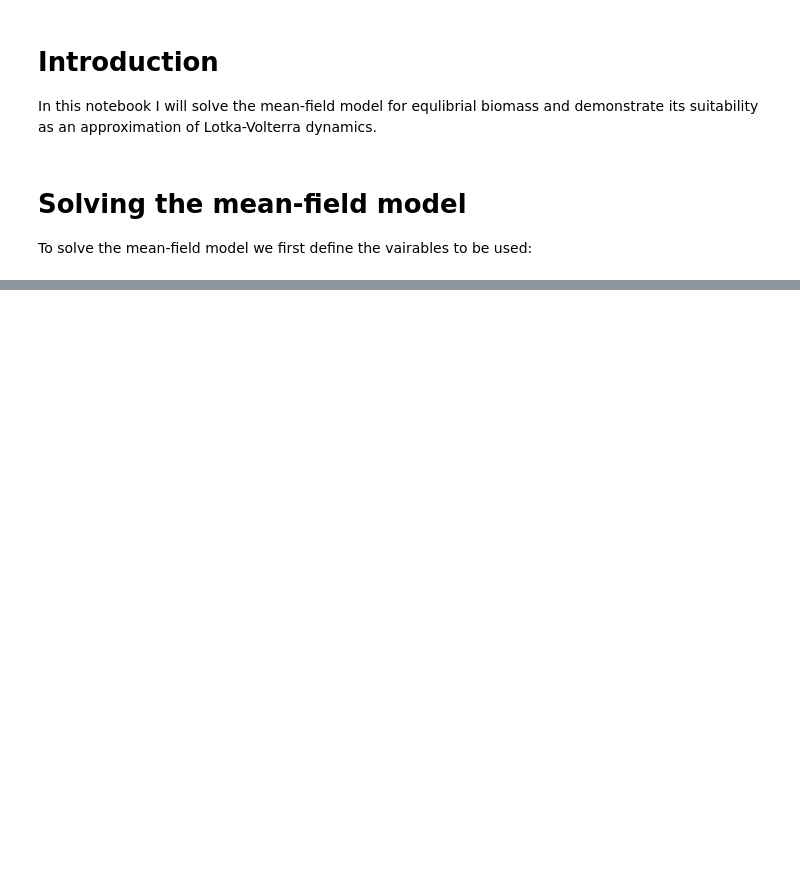
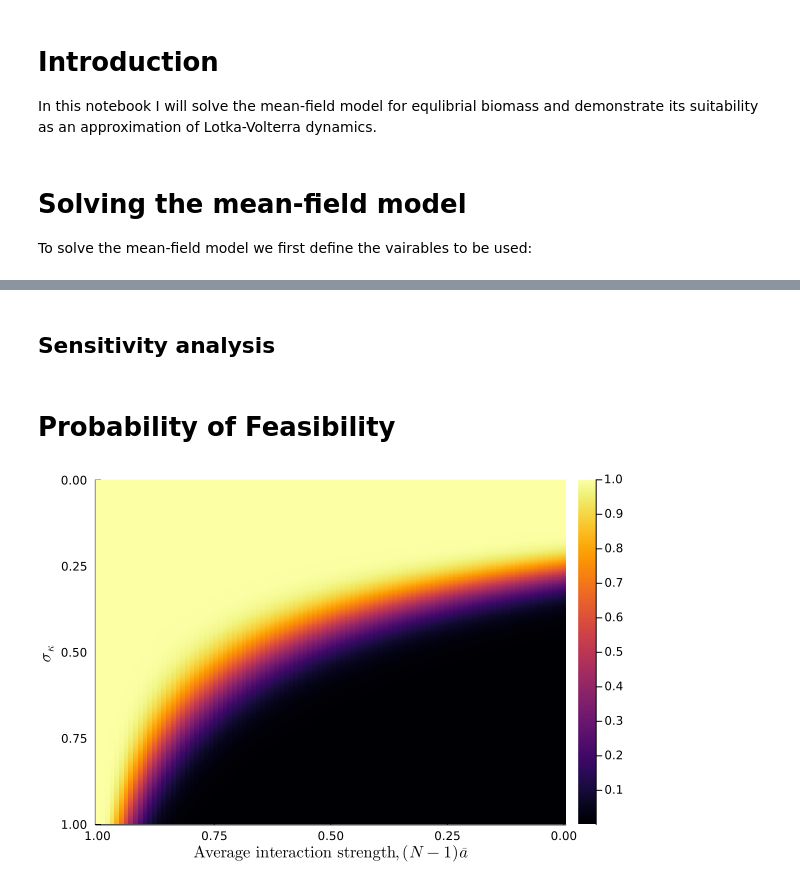
Before and after one commit to CleggTom/Temperature_feasibility, a Jupyter notebook: Notebooks/Analytic.ipynb, the cells around one changed output, grey strips where cells are left out. Cells and saved outputs as stored; diff of their text form; code cells hidden in the pictures; blank space fills up the shorter version.

```diff
--- a/Notebooks/Analytic.ipynb
+++ b/Notebooks/Analytic.ipynb
@@ -136,0 +144,30 @@ savefig(p1, "")
+# %% [markdown]
+## Sensitivity analysis
+# %% [markdown]
+# Probability of Feasibility
+# %%
+Random.seed!(1)
+
+N = 50
+# #replicate parameters
+N_a, N_r = 100 , 500
+a_vec = range(1.0, 0.0, length = N_a)
+r_vec = range(0.0, 1.0, length = N_r)
+res = Array{Float64,2}(undef, length(a_vec), length(r_vec) )
+
+for i = eachindex(a_vec), j = eachindex(r_vec)
+    dr = Distributions.LogNormal(-(r_vec[j]^2) / 2,  r_vec[j])
+    da = Distributions.LogNormal( log(a_vec[i] / N) , 0.5)
+
+    res[i,j] = (1-Distributions.cdf(dr, bound(N,mean(da))))^N
+end
+
+
+p2 = heatmap(reverse(a_vec),r_vec,res', yflip = true, xflip = true,
+    xlab = L"\textrm{Average interaction strength},(N-1)\bar{a}",
+    ylab = L"\sigma_{\kappa}")
+
+# savefig(p2, "../docs/Figures/Fig_2.pdf")
+# p2
+# %% [output]
+[figure, added]
```
Also changed, not shown: parts of 19 cells of this notebook, 42 other files.
